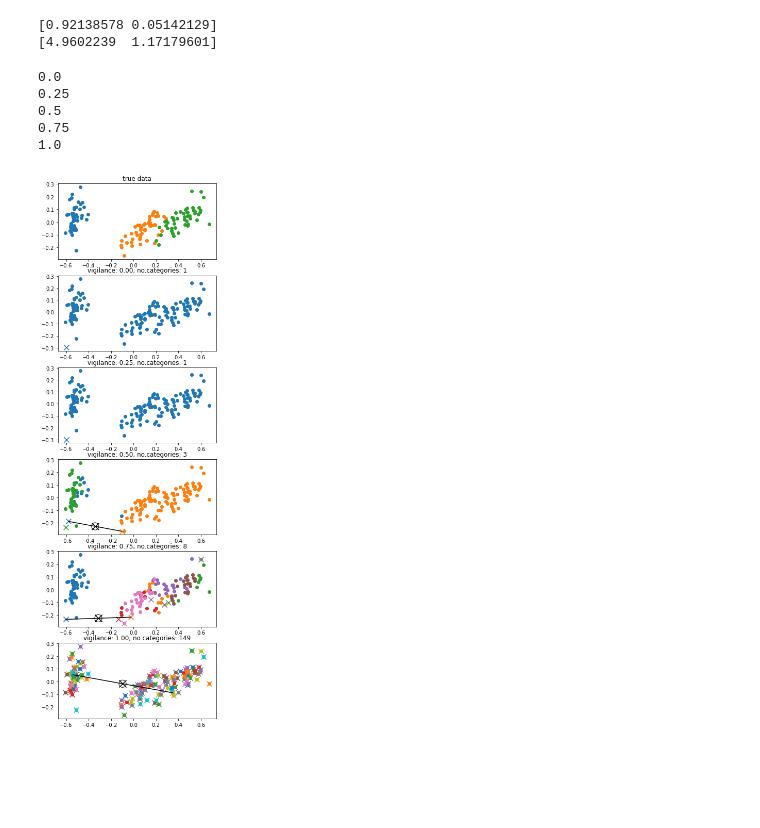
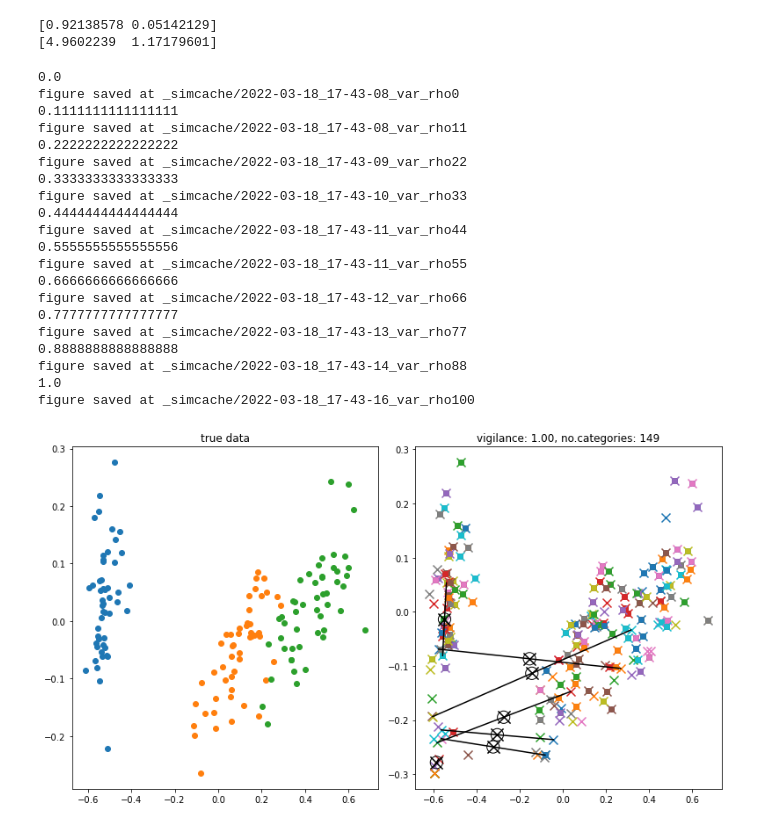
Before and after one commit to anish-lu-yihe/art, a Jupyter notebook: fuzzyART_var_rho.ipynb, the cells around one changed output. Saved outputs shown, nothing was run; the diff lists cells and outputs as text; code cells hidden in the pictures; blank space fills up the shorter version.

Commit message:
save figs with var_rho

```diff
--- a/fuzzyART_var_rho.ipynb
+++ b/fuzzyART_var_rho.ipynb
@@ -16,47 +17,67 @@ print(pca.singular_values_)
 [0.92138578 0.05142129]
 [4.9602239  1.17179601]
 # %%
-no_rho = 5
+no_rho = 10
 ls_rho = np.linspace(0, 1, no_rho)
-fig, axs = plt.subplots(no_rho + 1, 1,
-                        figsize = (5, ls_rho.size * 3))
+fig, axs = plt.subplots(1, 2,
+                        figsize = (11, 6))
 fig.tight_layout()
 
 # plot true
 for cat_true in range(3):
     axs[0].scatter(*np.where(label_true == cat_true, pca_xy.T, None))
 axs[0].set_title('true data')
 
-# use FuzzyART
-for rho, ax in zip(ls_rho, axs[1:]):
+ax = axs[1]
+for rho in ls_rho:
     print(rho)
     # init
-    net = FuzzyART(alpha=0.5, rho=rho)
+    net = FuzzyARTgai(alpha=0.5, rho=rho)
 
     # train
     net.train(data, epochs=100) # each epoch, all data is shuffled
     label_pred = net.test(data).astype(int)
 
     # plot
     cat_number = net.w.shape[0]
     cat_centre = pca.transform(net.w[:, :4])
     for cat_pred, cat_x, cat_y in zip(range(cat_number), *cat_centre.T):
         c = next(ax._get_lines.prop_cycler)['color']
         ax.scatter(*np.where(label_pred == cat_pred, pca_xy.T, None), color = c) # all training samples
         ax.scatter(cat_x, cat_y, marker = 'x', s = 100, color = c) # categorical centre
     ax.set_title('vigilance: {:.2f}, no.categories: {}'.format(rho, cat_number))
 
     if 1 < cat_number:
         # interplot 2 cats
         inter01 = pca.transform([np.mean(net.w[:2, :4], axis = 0)])
         ax.scatter(*inter01.T, marker = 'o', s = 200, edgecolors = 'k', facecolors='none')
         interpca01 = np.mean(cat_centre[:2], axis = 0)
         ax.scatter(*interpca01.T, marker = 'x', s = 200, c = 'k')
         ax.plot(*cat_centre[:2].T, c = 'k')
+
+    # save fig
+    simname = 'var_rho{:d}'.format(int(rho*100))
+    dirname = '_simcache'
+    savefigure_datetime(fig, simname, dirname)
 # %% [output]
 0.0
-0.25
-0.5
-0.75
+figure saved at _simcache/2022-03-18_17-43-08_var_rho0
+0.1111111111111111
+figure saved at _simcache/2022-03-18_17-43-08_var_rho11
+0.2222222222222222
+figure saved at _simcache/2022-03-18_17-43-09_var_rho22
+0.3333333333333333
+figure saved at _simcache/2022-03-18_17-43-10_var_rho33
+0.4444444444444444
+figure saved at _simcache/2022-03-18_17-43-11_var_rho44
+0.5555555555555556
+figure saved at _simcache/2022-03-18_17-43-11_var_rho55
+0.6666666666666666
+figure saved at _simcache/2022-03-18_17-43-12_var_rho66
+0.7777777777777777
+figure saved at _simcache/2022-03-18_17-43-13_var_rho77
+0.8888888888888888
+figure saved at _simcache/2022-03-18_17-43-14_var_rho88
 1.0
+figure saved at _simcache/2022-03-18_17-43-16_var_rho100
-[figure, old version]
+[figure, new version]
```
Also changed, not shown: parts of 1 cell of this notebook.
